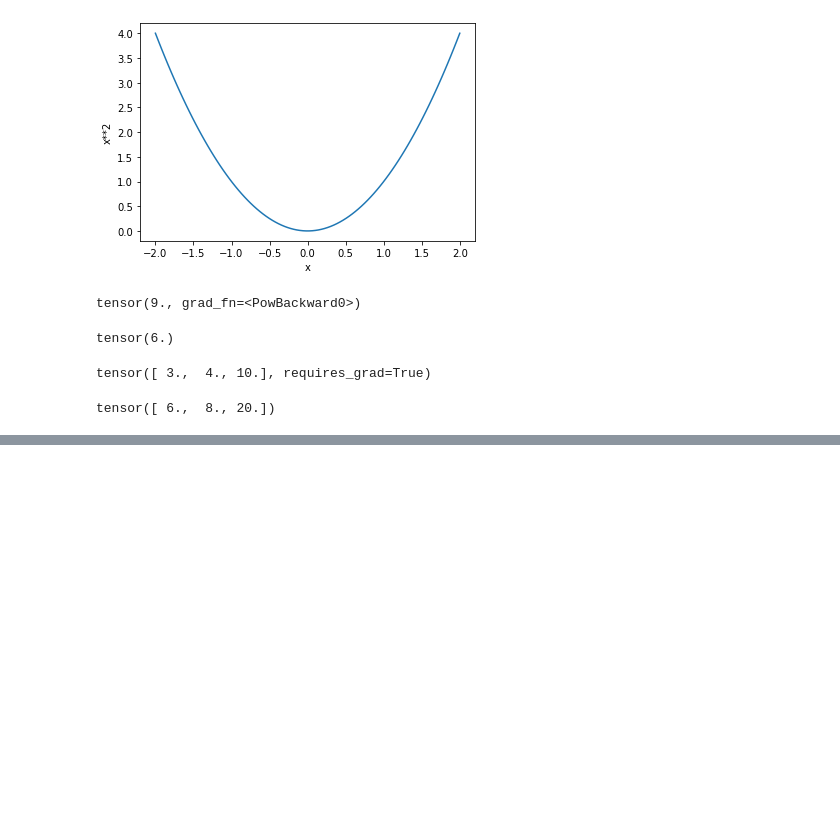
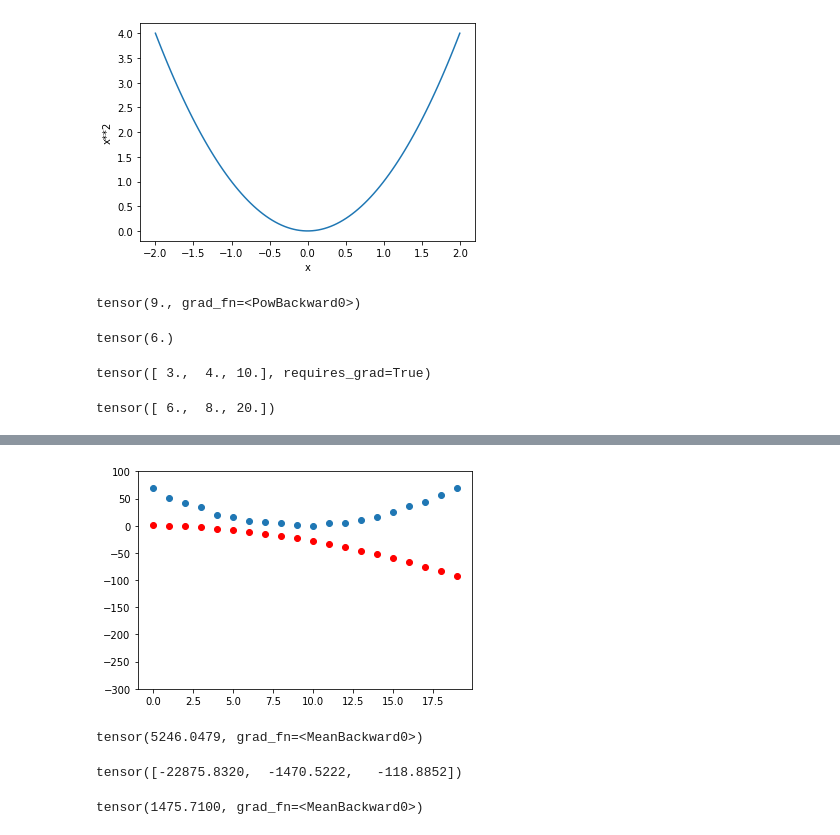
Before and after one commit to steimel60/ML, a Jupyter notebook: DeepLearning/ThreeOrSeven.ipynb, the cells around one changed output, grey strips where cells are left out. Drawn from its saved outputs; the diff is of its cells as text; code cells hidden in the pictures; blank space fills up the shorter version.

```diff
--- a/DeepLearning/ThreeOrSeven.ipynb
+++ b/DeepLearning/ThreeOrSeven.ipynb
@@ -218,0 +229,6 @@ tensor([ 6.,  8., 20.])
+# %%
+#separate time and parameters
+#We restrict the best function to the best 'quadratic' function
+def f(t, params):
+  a, b, c = params
+  return a*(t**2) + (b*t) + c
@@ -218,0 +237,36 @@ tensor([ 6.,  8., 20.])
+# %%
+#Step 1: Initialize Parameters
+params = torch.randn(3).requires_grad_()  #Random starting pos
+#Step 2: Calculate Predictions
+preds = f(time, params)
+  #Show how good predictions are
+def show_preds(preds, ax=None):
+  if ax is None: ax = plt.subplots()[1]
+  ax.scatter(time, speed)
+  ax.scatter(time, to_np(preds), color='red')
+  ax.set_ylim(-300,100)
+show_preds(preds)
+# %% [output]
+[figure, added]
+# %%
+#Step 3: Calculate Loss
+loss = mse(preds, speed)
+loss
+# %% [output]
+tensor(5246.0479, grad_fn=<MeanBackward0>)
+# %%
+#Step 4: Calculate Gradients
+loss.backward()
+params.grad
+# %% [output]
+tensor([-22875.8320,  -1470.5222,   -118.8852])
+# %%
+#Step 5: Step the weights
+lr = .00001
+params.data -= lr * params.grad.data #Step
+params.grad = None  #Clear gradients
+#See if we improved
+preds = f(time,params)
+mse(preds,speed)
+# %% [output]
+tensor(1475.7100, grad_fn=<MeanBackward0>)
```
Also changed, not shown: parts of 19 cells of this notebook.
